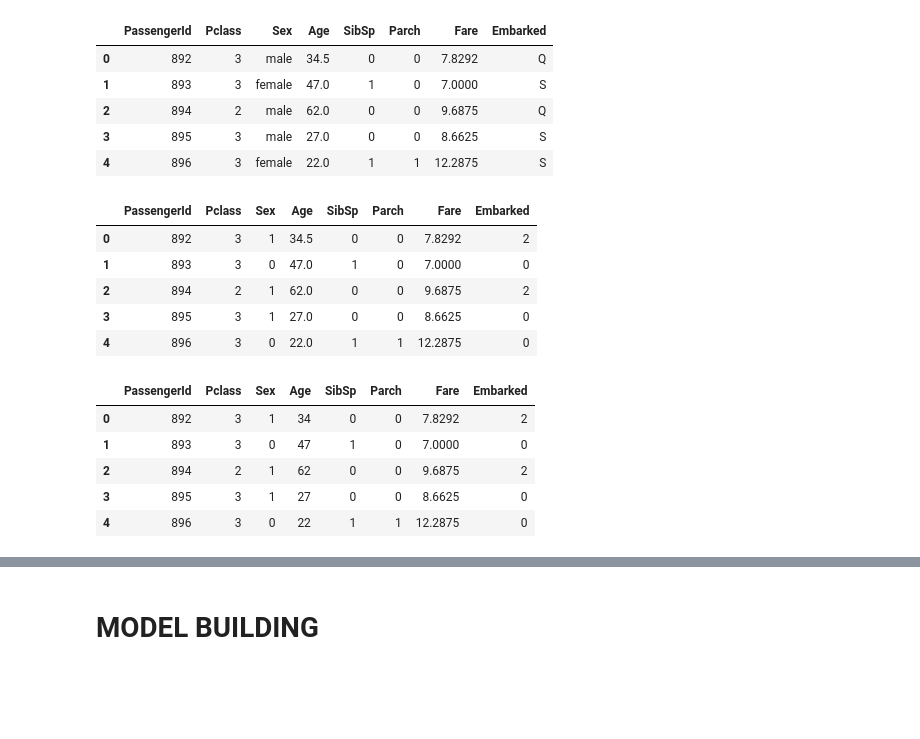
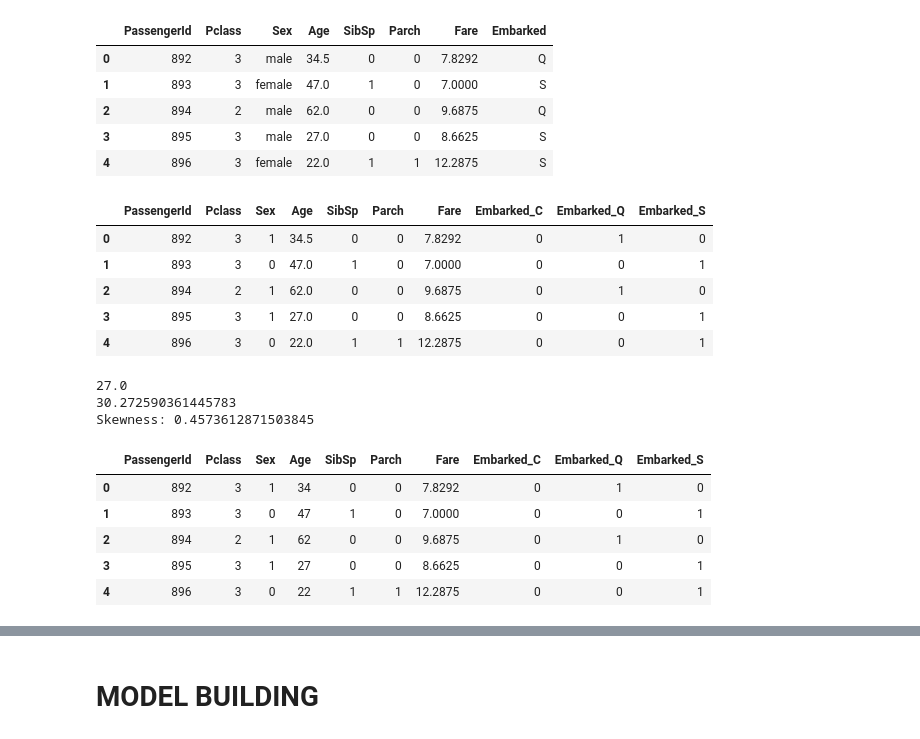
Before and after one commit to yyusufcoskun/Titanic-RF-Kaggle, a Jupyter notebook: main.ipynb, the cells around one changed output, grey strips where cells are left out. Cells and saved outputs as stored; diff of their text form; code cells hidden in the pictures; blank space fills up the shorter version.

```diff
--- a/main.ipynb
+++ b/main.ipynb
@@ -31,6 +32,11 @@ dftr.drop(['Name','Ticket', "Cabin", "PassengerId"],axis=1,inplace=True)
 nan_rows = dftr[dftr.isna().any(axis=1)]
 dftr['Embarked'].fillna("Q", inplace=True)
 dftr['Sex'] = dftr['Sex'].replace({'female': 0, 'male': 1})
-dftr['Embarked'] = dftr['Embarked'].replace({'S': 0, 'C': 1, "Q" : 2}).astype(int)
+# dftr['Embarked'] = dftr['Embarked'].replace({'S': 0, 'C': 1, "Q" : 2}).astype(int)
+
+embarked_encoded_train = pd.get_dummies(dftr["Embarked"], prefix="Embarked")
+dftr = pd.concat([dftr, embarked_encoded_train], axis=1)
+dftr = dftr.drop("Embarked", axis=1)
+
 dftr.head()
 # %% [output]
@@ -55,7 +73,7 @@ dtype: object
 # %%
-mean_age = dftr['Age'].mean()
+# mean_age = dftr['Age'].mean()
 # print(mean_age)
-dftr['Age'].fillna(30, inplace=True)
+dftr['Age'].fillna(29, inplace=True)
 dftr['Age'] = dftr['Age'].astype(int)
 dftr.head()
 # %% [output]
@@ -70,3 +88,10 @@ dftr.head()
 # print(mean_fare)
 # dftr['Fare'].fillna(mean_fare, inplace=True)
 # dftr.head()
+# %%
+print(dftr["Fare"].median())
+print(dftr["Fare"].mean())
+median_faretrain= dftr["Fare"].median()
+skewness = dftr["Fare"].skew()
+print("Skewness:", skewness)
+# As skewness is 4.87, it is extremely skewed to the right. I will use the median to fill in the missing values.
@@ -73,3 +102,5 @@ dftr.head()
+# %%
+dftr['Fare'].fillna(median_faretrain, inplace=True)
 # %% [markdown]
 <h1>EDA</h1>
 # %%
@@ -171,27 +206,42 @@ dftst.head()
 # %%
 nan_rows = dftr[dftr.isna().any(axis=1)]
 dftst['Embarked'].fillna("Q", inplace=True)
 dftst['Sex'] = dftst['Sex'].replace({'female': 0, 'male': 1})
-dftst['Embarked'] = dftst['Embarked'].replace({'S': 0, 'C': 1, "Q" : 2}).astype(int)
+# dftst['Embarked'] = dftst['Embarked'].replace({'S': 0, 'C': 1, "Q" : 2}).astype(int)
+
+# You need to one hot encode the Embarked column otherwise 0 1 2 would be ordered.
+embarked_encoded = pd.get_dummies(dftst["Embarked"], prefix="Embarked")
+dftst = pd.concat([dftst, embarked_encoded], axis=1)
+dftst = dftst.drop("Embarked", axis=1)
 dftst.head()
 # %% [output]
-|  | PassengerId | Pclass | Sex | Age | SibSp | Parch | Fare | Embarked |
-| 0 | 892 | 3 | 1 | 34.5 | 0 | 0 | 7.8292 | 2 |
-| 1 | 893 | 3 | 0 | 47.0 | 1 | 0 | 7.0000 | 0 |
-| 2 | 894 | 2 | 1 | 62.0 | 0 | 0 | 9.6875 | 2 |
-| 3 | 895 | 3 | 1 | 27.0 | 0 | 0 | 8.6625 | 0 |
-| 4 | 896 | 3 | 0 | 22.0 | 1 | 1 | 12.2875 | 0 |
+|  | PassengerId | Pclass | Sex | Age | SibSp | Parch | Fare | Embarked_C | Embarked_Q | Embarked_S |
+| 0 | 892 | 3 | 1 | 34.5 | 0 | 0 | 7.8292 | 0 | 1 | 0 |
+| 1 | 893 | 3 | 0 | 47.0 | 1 | 0 | 7.0000 | 0 | 0 | 1 |
+| 2 | 894 | 2 | 1 | 62.0 | 0 | 0 | 9.6875 | 0 | 1 | 0 |
+| 3 | 895 | 3 | 1 | 27.0 | 0 | 0 | 8.6625 | 0 | 0 | 1 |
+| 4 | 896 | 3 | 0 | 22.0 | 1 | 1 | 12.2875 | 0 | 0 | 1 |
+# %%
+print(dftst["Age"].median())
+print(dftst["Age"].mean())
+skewness = dftst["Age"].skew()
+print("Skewness:", skewness)
+# As skewness is 0.44, it is slightly skewed to the right. So the mean is greater than the median. So I will use the mean of mean and median to fill in the missing values.
+# %% [output]
+27.0
+30.272590361445783
+Skewness: 0.4573612871503845
 # %%
-dftst['Age'].fillna(30, inplace=True)
+dftst['Age'].fillna(28, inplace=True)
 dftst['Age'] = dftst['Age'].astype(int)
 dftst.head()
 # %% [output]
-|  | PassengerId | Pclass | Sex | Age | SibSp | Parch | Fare | Embarked |
-| 0 | 892 | 3 | 1 | 34 | 0 | 0 | 7.8292 | 2 |
-| 1 | 893 | 3 | 0 | 47 | 1 | 0 | 7.0000 | 0 |
-| 2 | 894 | 2 | 1 | 62 | 0 | 0 | 9.6875 | 2 |
-| 3 | 895 | 3 | 1 | 27 | 0 | 0 | 8.6625 | 0 |
-| 4 | 896 | 3 | 0 | 22 | 1 | 1 | 12.2875 | 0 |
+|  | PassengerId | Pclass | Sex | Age | SibSp | Parch | Fare | Embarked_C | Embarked_Q | Embarked_S |
+| 0 | 892 | 3 | 1 | 34 | 0 | 0 | 7.8292 | 0 | 1 | 0 |
+| 1 | 893 | 3 | 0 | 47 | 1 | 0 | 7.0000 | 0 | 0 | 1 |
+| 2 | 894 | 2 | 1 | 62 | 0 | 0 | 9.6875 | 0 | 1 | 0 |
+| 3 | 895 | 3 | 1 | 27 | 0 | 0 | 8.6625 | 0 | 0 | 1 |
+| 4 | 896 | 3 | 0 | 22 | 1 | 1 | 12.2875 | 0 | 0 | 1 |
 # %%
 nan_rowsfare = dftst[dftst['Fare'].isna()]
 print(nan_rowsfare)
```
Also changed, not shown: parts of 16 cells of this notebook, 1 other file.
